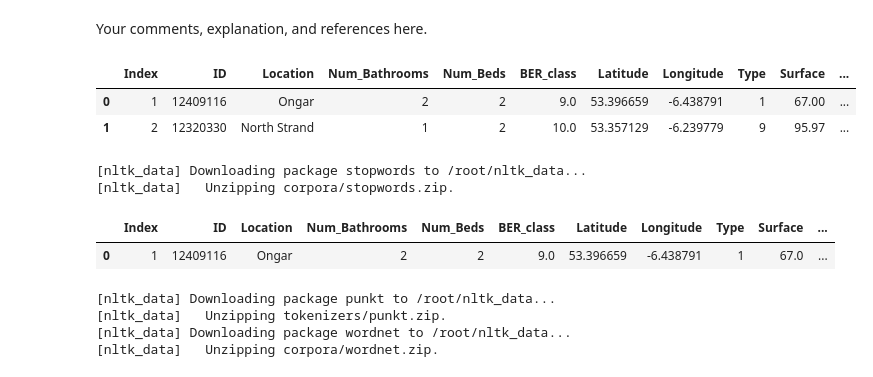
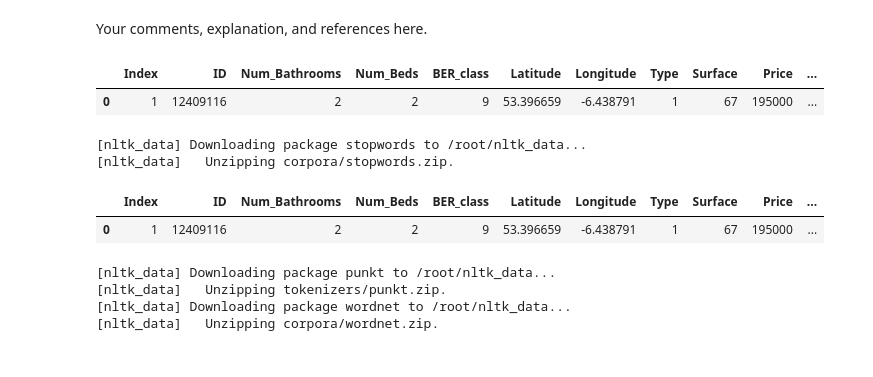
Before and after one commit to markdevine/ET5003_SEM1_2021-2, a Jupyter notebook: ET5003_KaggleCompetition_MarkDevine_19187289.ipynb, the cells around one changed output. Saved outputs shown, nothing was run; the diff lists cells and outputs as text; code cells hidden in the pictures.

```diff
--- a/ET5003_KaggleCompetition_MarkDevine_19187289.ipynb
+++ b/ET5003_KaggleCompetition_MarkDevine_19187289.ipynb
@@ -353,6 +392,14 @@ df_train.BER_class.drop_duplicates()
 184    2.0
 800    1.0
 Name: BER_class, dtype: float64
+# %%
+# convert the BER_class and Surface features to integers
+
+df_train.BER_class = df_train.BER_class.astype(int)
+df_test.BER_class = df_test.BER_class.astype(int)
+df_train.Surface = df_train.Surface.astype(int)
+df_test.Surface = df_test.Surface.astype(int)
+print('Test dataset BER_class {} '.format(df_train.BER_class)) # figure out how to print a few to check
 # %%
 # let's check the property_type values
 print (df_train['Type'].sort_values().unique())
@@ -384,3 +432,8 @@ df_train.head(1)
 # %% [output]
 |  | Index | ID | Location | Num_Bathrooms | Num_Beds | BER_class | Description | Services | Features | ... |
 | 0 | 1 | 12409116 | Ongar | 2 | 2 | 9.0 | DNG are delighted to present to t... | NaN | None | ... |
+# %%
+# as the area attribute is a duplication of the longitude and latidue information we can drop it and avoid ordinal encoding of it
+df_train.drop('Location', axis=1, inplace=True)
+df_test.drop('Location', axis=1, inplace=True)
+df_train.head(1)
@@ -634,12 +711,11 @@ df_train['Property_Description'] = df_train['Description'].fillna('') + ' ' + df
 # drop the text features, Description, Services and Features
 df_train.drop(['Description', 'Services', 'Features'], axis = 1, inplace = True)
 # %%
-# show the first data frame row
-df_train.head(2)
+# show the first data frame row in the training dataset
+df_train.head(1)
 # %% [output]
-|  | Index | ID | Location | Num_Bathrooms | Num_Beds | BER_class | Latitude | Longitude | Type | Surface | ... |
-| 0 | 1 | 12409116 | Ongar | 2 | 2 | 9.0 | 53.396659 | -6.438791 | 1 | 67.00 | ... |
-| 1 | 2 | 12320330 | North Strand | 1 | 2 | 10.0 | 53.357129 | -6.239779 | 9 | 95.97 | ... |
+|  | Index | ID | Num_Bathrooms | Num_Beds | BER_class | Latitude | Longitude | Type | Surface | Price | ... |
+| 0 | 1 | 12409116 | 2 | 2 | 9 | 53.396659 | -6.438791 | 1 | 67 | 195000 | ... |
 # %%
 # remove anything that is not a letter from the property description
 df_train['Property_Description'] = [re.sub('[^a-zA-Z]', ' ', t) for t in df_train['Property_Description']]
@@ -667,11 +743,11 @@ df_train['Property_Description'] = df_train['Property_Description'].apply(lambda
 [nltk_data] Downloading package stopwords to /root/nltk_data...
 [nltk_data]   Unzipping corpora/stopwords.zip.
 # %%
-# show the first data frame row
+# show the first data frame row in the training dataset
 df_train.head(1)
 # %% [output]
-|  | Index | ID | Location | Num_Bathrooms | Num_Beds | BER_class | Latitude | Longitude | Type | Surface | ... |
-| 0 | 1 | 12409116 | Ongar | 2 | 2 | 9.0 | 53.396659 | -6.438791 | 1 | 67.0 | ... |
+|  | Index | ID | Num_Bathrooms | Num_Beds | BER_class | Latitude | Longitude | Type | Surface | Price | ... |
+| 0 | 1 | 12409116 | 2 | 2 | 9 | 53.396659 | -6.438791 | 1 | 67 | 195000 | ... |
 # %%
 # create the NLP function
 from nltk.tokenize import word_tokenize
```
Also changed, not shown: parts of 45 cells of this notebook.
